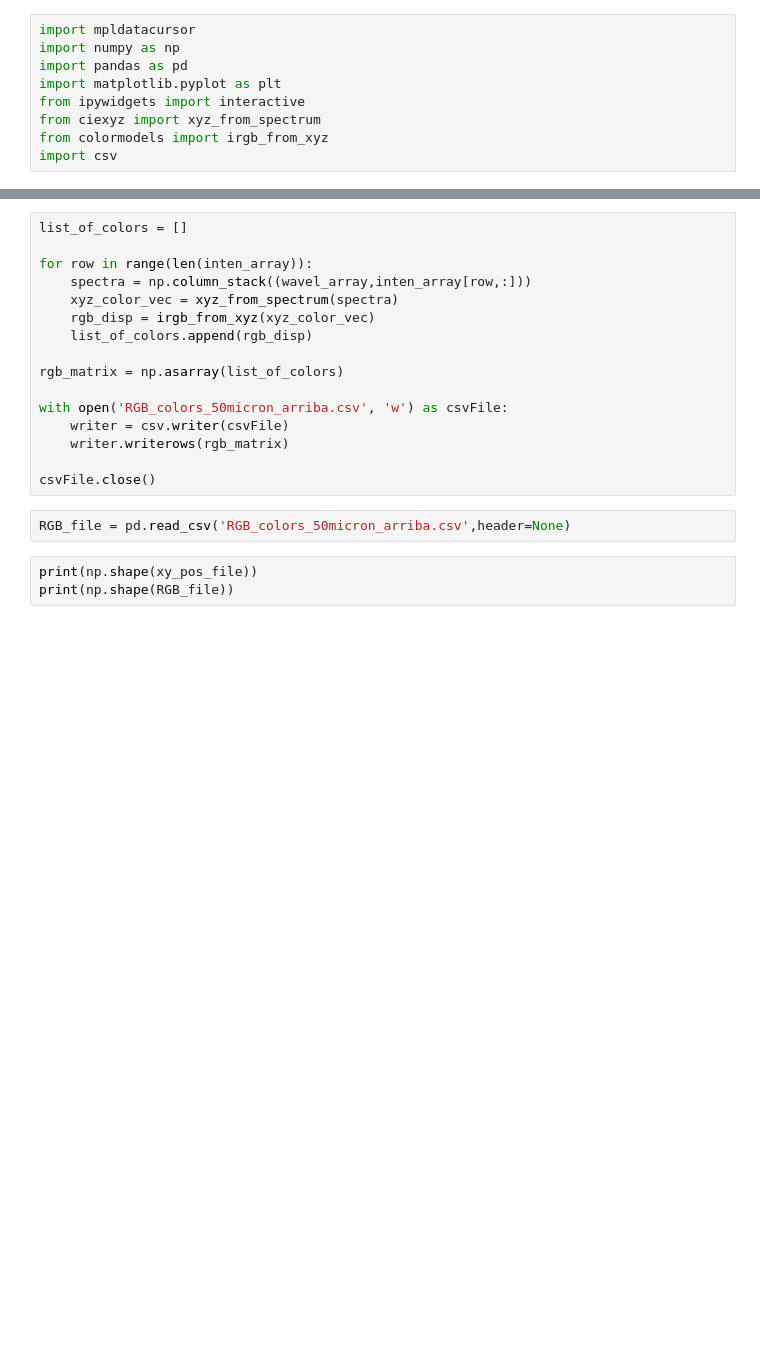
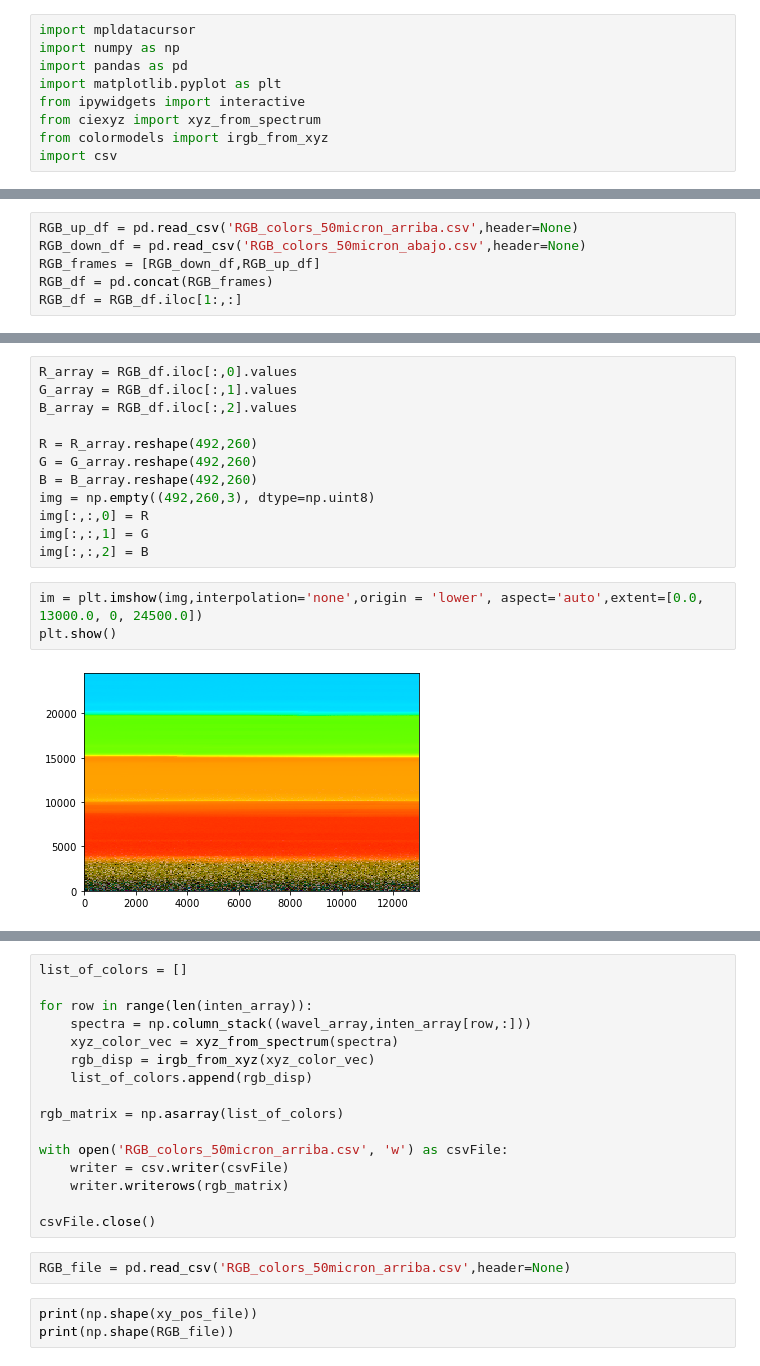
Before and after one commit to jrr1984/Prototipo0_S-D_SpectralGUI, a Jupyter notebook: spectral_gui/premasticating_data.ipynb, the cells around one changed output, grey strips where cells are left out. Cells and saved outputs as stored; diff of their text form; blank space fills up the shorter version.

```diff
--- a/spectral_gui/premasticating_data.ipynb
+++ b/spectral_gui/premasticating_data.ipynb
@@ -20,0 +35,6 @@ xy_pos_file = pd.read_csv('xy_positions_50micron.csv',header=None)
+# %%
+RGB_up_df = pd.read_csv('RGB_colors_50micron_arriba.csv',header=None)
+RGB_down_df = pd.read_csv('RGB_colors_50micron_abajo.csv',header=None)
+RGB_frames = [RGB_down_df,RGB_up_df]
+RGB_df = pd.concat(RGB_frames)
+RGB_df = RGB_df.iloc[1:,:]
@@ -20,0 +49,17 @@ xy_pos_file = pd.read_csv('xy_positions_50micron.csv',header=None)
+# %%
+R_array = RGB_df.iloc[:,0].values
+G_array = RGB_df.iloc[:,1].values
+B_array = RGB_df.iloc[:,2].values
+
+R = R_array.reshape(492,260)
+G = G_array.reshape(492,260)
+B = B_array.reshape(492,260)
+img = np.empty((492,260,3), dtype=np.uint8)
+img[:,:,0] = R
+img[:,:,1] = G
+img[:,:,2] = B
+# %%
+im = plt.imshow(img,interpolation='none',origin = 'lower', aspect='auto',extent=[0.0, 13000.0, 0, 24500.0])
+plt.show()
+# %% [output]
+[figure, added]
```
Also changed, not shown: parts of 12 cells of this notebook, 12 other files.
